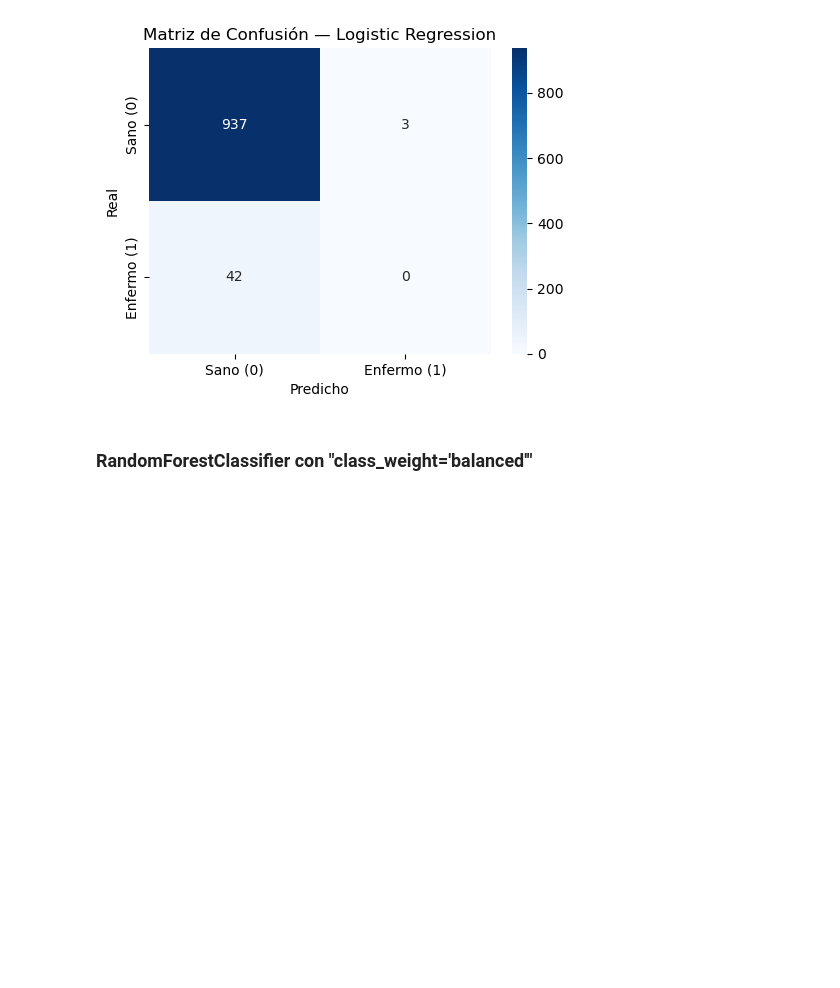
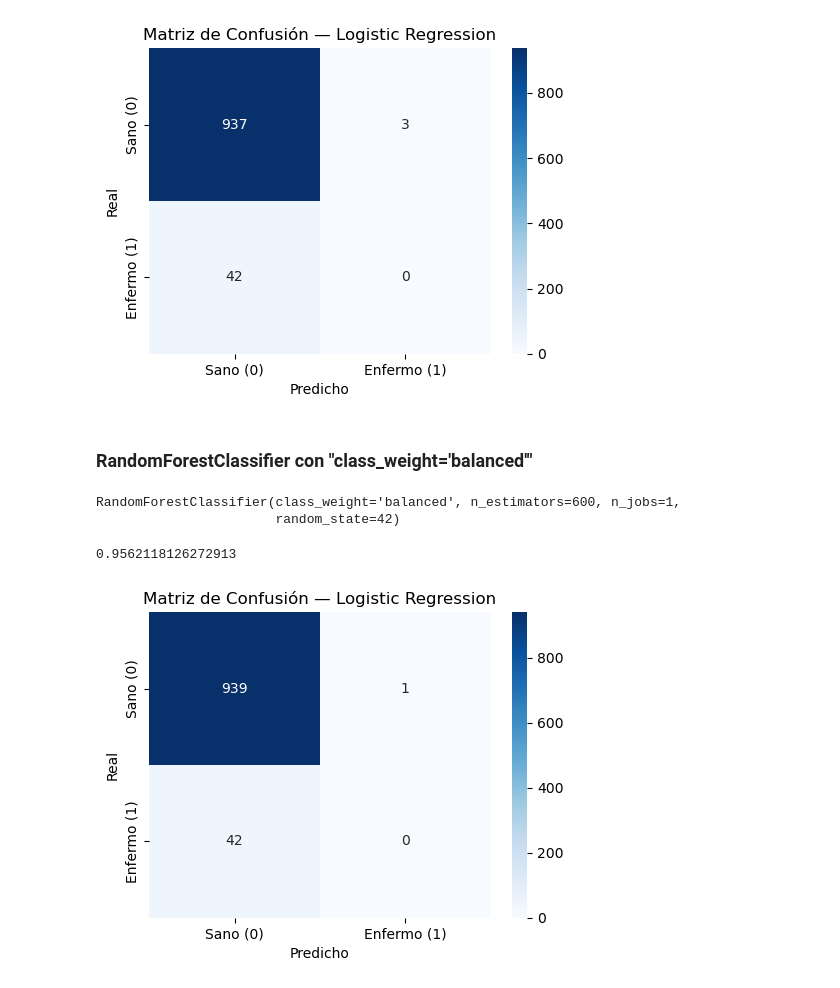
Before and after one commit to pablop11/CE_IABD, a Jupyter notebook: SAA/UNIDAD4/TrabajoMatrizConfusion/Notbook.ipynb, the cells around one changed output. Saved outputs shown, nothing was run; the diff lists cells and outputs as text; code cells hidden in the pictures; blank space fills up the shorter version.

Commit message:
tarbajo matriz

```diff
--- a/SAA/UNIDAD4/TrabajoMatrizConfusion/Notbook.ipynb
+++ b/SAA/UNIDAD4/TrabajoMatrizConfusion/Notbook.ipynb
@@ -291,3 +311,30 @@ plt.show()
 [figure]
 # %% [markdown]
 ### RandomForestClassifier con "class_weight='balanced'"
+# %%
+rf_clf_balanced = RandomForestClassifier(n_estimators=600, n_jobs=1, random_state=42, class_weight="balanced")
+rf_clf_balanced.fit(X_train, y_train)
+# %% [output]
+RandomForestClassifier(class_weight='balanced', n_estimators=600, n_jobs=1,
+                       random_state=42)
+# %%
+y_pred_rf_balanced = rf_clf_balanced.predict(X_test)
+print(accuracy_score(y_test, y_pred_rf_balanced))
+# %% [output]
+0.9562118126272913
+# %%
+# 1. Calculamos las matrices numéricas
+cm_lr = confusion_matrix(y_test, y_pred_rf_balanced)
+
+# 2. Visualización de la Matriz para Logistic Regression
+plt.figure(figsize=(5, 4))
+sns.heatmap(cm_lr, annot=True, fmt="d", cmap="Blues",
+            xticklabels=["Sano (0)", "Enfermo (1)"],
+            yticklabels=["Sano (0)", "Enfermo (1)"])
+plt.title("Matriz de Confusión — Logistic Regression")
+plt.xlabel("Predicho")
+plt.ylabel("Real")
+plt.tight_layout()
+plt.show()
+# %% [output]
+[figure, added]
```
Also changed, not shown: parts of 1 cell of this notebook, 3 other files.
